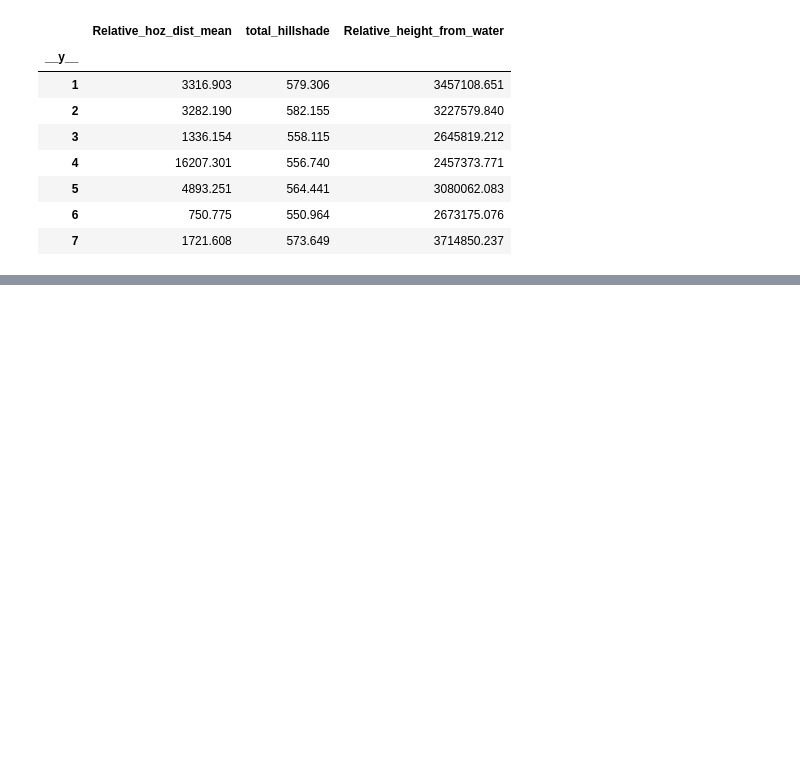
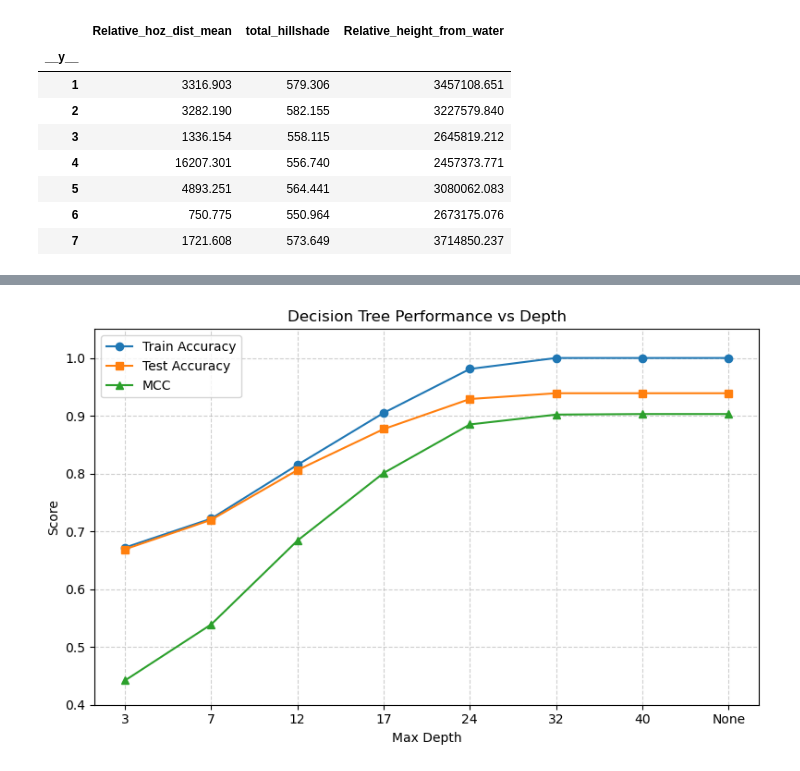
Before and after one commit to JamieSH03/ML-assing-2, a Jupyter notebook: Assingment2.2.ipynb, the cells around one changed output, grey strips where cells are left out. Drawn from its saved outputs; the diff is of its cells as text; code cells hidden in the pictures; blank space fills up the shorter version.

```diff
--- a/Assingment2.2.ipynb
+++ b/Assingment2.2.ipynb
@@ -634,26 +694,31 @@ depths = [3, 7, 12, 17, 24, 32, 40, None]
 best_depth = None
 best_test_acc = -np.inf
 e_best_tree = None
-
+best_mcc = -1.0
 for d in depths:
-    tree = DecisionTreeClassifier(criterion = 'gini', max_depth= d, random_state=42)
+    tree = DecisionTreeClassifier(criterion = 'entropy', max_depth= d, random_state=42)
     tree.fit(eX_smote, ey_smote)
     train_acc_s = tree.score(eX_smote, ey_smote)
     train_acc = tree.score(eX_train, ey_train)
     test_acc = tree.score(eX_test, ey_test)
+    y_pred = tree.predict(eX_test)
 
-    print(f"Depth={d}: train={train_acc:.3f}, test={test_acc:.3f}, train_s={train_acc_s:.3f}")
+    mcc = matthews_corrcoef(y_test, y_pred)
 
-    if test_acc > best_test_acc:
-        best_test_acc = test_acc
+    print(f"Depth={d}: train={train_acc:.3f}, test={test_acc:.3f}, MCC={mcc:.3f}")
+
+    if mcc > best_mcc:
+        best_mcc = mcc
         best_depth = d
-        e_best_tree = tree
+        best_tree = tree
 
 print("\nBest depth:", best_depth)
 print("Best test accuracy:", best_test_acc)
-y_pred = e_best_tree.predict(eX_test)
+y_pred = best_tree.predict(eX_test)
+
 print(confusion_matrix(y_test, y_pred))
 print(classification_report(y_test, y_pred, digits=3))
+
 mcc = matthews_corrcoef(ey_test, y_pred)
 print("Matthews Correlation Coefficient (MCC):", mcc)
 # %% [output]
@@ -868,0 +989,29 @@ print("Matthews Correlation Coefficient (MCC):", mcc)
+# %%
+import matplotlib.pyplot as plt
+
+# Data
+depths = [3, 7, 12, 17, 24, 32, 40, None]
+depths_str = [str(d) if d is not None else "None" for d in depths]
+
+train_acc = [0.672, 0.722, 0.815, 0.905, 0.981, 1.000, 1.000, 1.000]
+test_acc  = [0.669, 0.720, 0.806, 0.877, 0.929, 0.939, 0.939, 0.939]
+mcc       = [0.442, 0.539, 0.684, 0.801, 0.885, 0.902, 0.903, 0.903]
+
+# Plot
+plt.figure(figsize=(8,5))
+plt.plot(depths_str, train_acc, marker='o', label="Train Accuracy")
+plt.plot(depths_str, test_acc, marker='s', label="Test Accuracy")
+plt.plot(depths_str, mcc, marker='^', label="MCC")
+
+# Labels & legend
+plt.xlabel("Max Depth")
+plt.ylabel("Score")
+plt.title("Decision Tree Performance vs Depth")
+plt.ylim(0.4, 1.05)
+plt.grid(True, linestyle='--', alpha=0.6)
+plt.legend()
+
+plt.tight_layout()
+plt.show()
+# %% [output]
+[figure, added]
```
Also changed, not shown: parts of 10 cells of this notebook.
